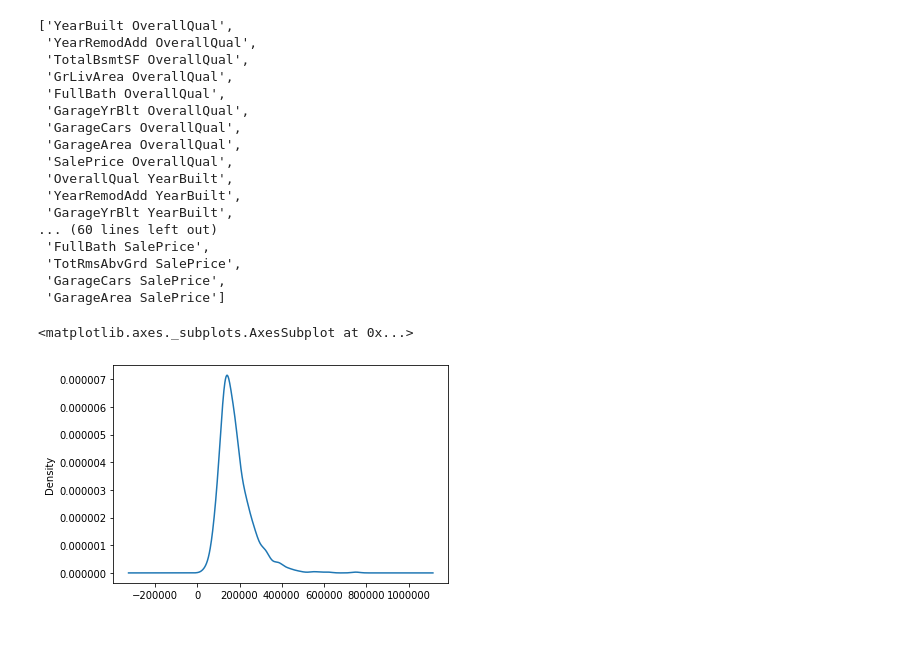
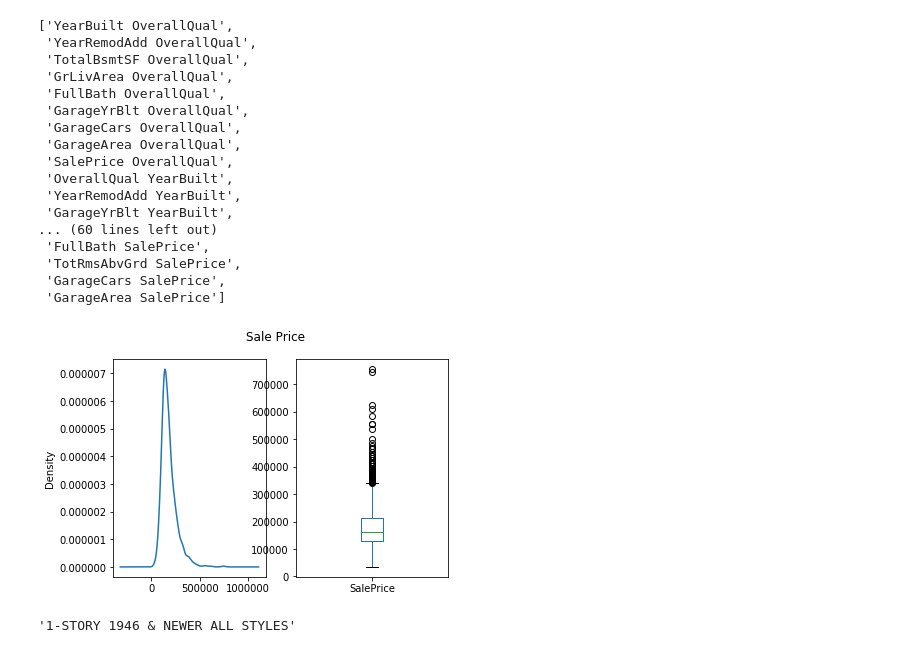
Before and after one commit to Max-Kloucek/kaggle_houseprices, a Jupyter notebook: exploring.ipynb, the cells around one changed output. Saved outputs shown, nothing was run; the diff lists cells and outputs as text; code cells hidden in the pictures.

```diff
--- a/exploring.ipynb
+++ b/exploring.ipynb
@@ -117,8 +127,36 @@ highly_correlated_values
  'TotRmsAbvGrd SalePrice',
  'GarageCars SalePrice',
  'GarageArea SalePrice']
-# %%
-train_df["SalePrice"].plot(kind="density")
-# %% [output]
-<matplotlib.axes._subplots.AxesSubplot at 0x...>
-[figure, removed]
+# %%
+fig,(ax1,ax2)=plt.subplots(1,2)
+
+fig.suptitle('Sale Price')
+train_df["SalePrice"].plot(ax=ax1,kind="density")
+train_df["SalePrice"].plot(ax=ax2,kind="box")
+plt.show()
+# %% [output]
+[figure, added]
+# %%
+'''
+MSSubClass={20:"1-STORY 1946 & NEWER ALL STYLES",
+        30:"1-STORY 1945 & OLDER",
+        40:"1-STORY W/FINISHED ATTIC ALL AGES",
+        45:"1-1/2 STORY - UNFINISHED ALL AGES",
+        50:"1-1/2 STORY FINISHED ALL AGES",
+        60:"2-STORY 1946 & NEWER",
+        70:"2-STORY 1945 & OLDER",
+        75:"2-1/2 STORY ALL AGES",
+        80:"SPLIT OR MULTI-LEVEL",
+        85:"SPLIT FOYER",
+        90:"DUPLEX - ALL STYLES AND AGES",
+       120:"1-STORY PUD (Planned Unit Development) - 1946 & ",}
+###
+#def substitute_codes_for_named_value(column,dictionary)
+MSSubClass[20]
+'''
+
+
+
+#train_df["MSSubClass"].value_counts()
+# %% [output]
+'1-STORY 1946 & NEWER ALL STYLES'
```
Also changed, not shown: parts of 13 cells of this notebook.
